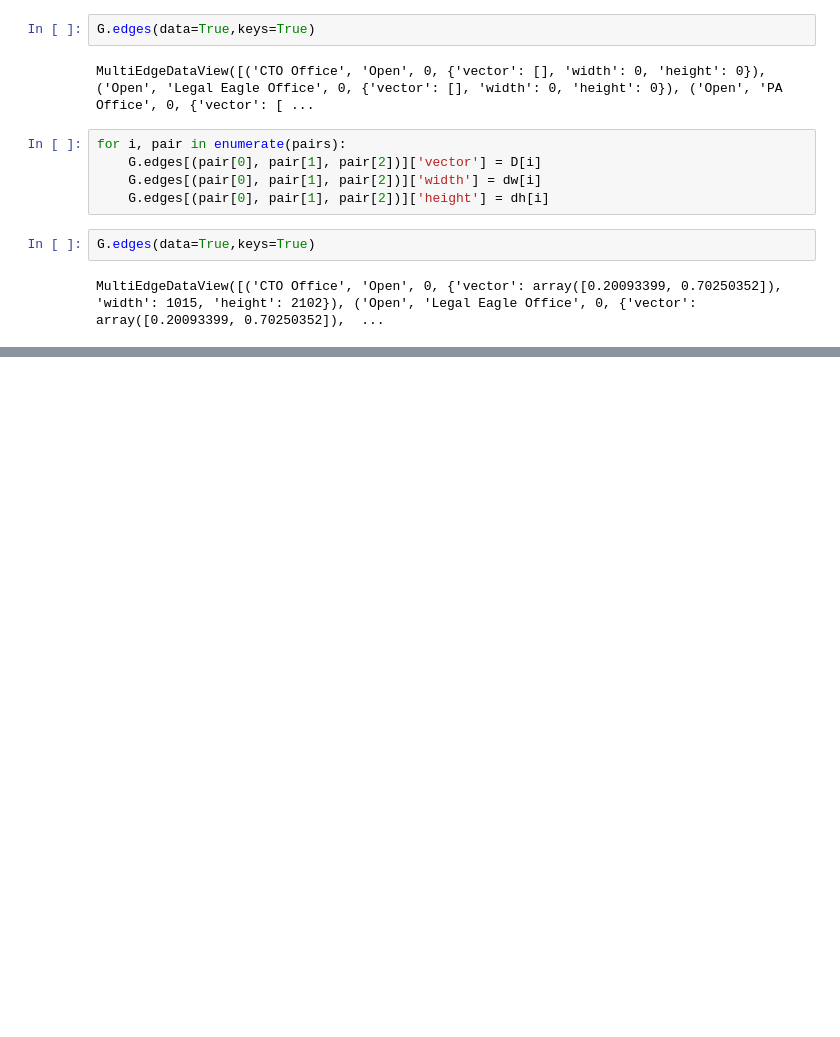
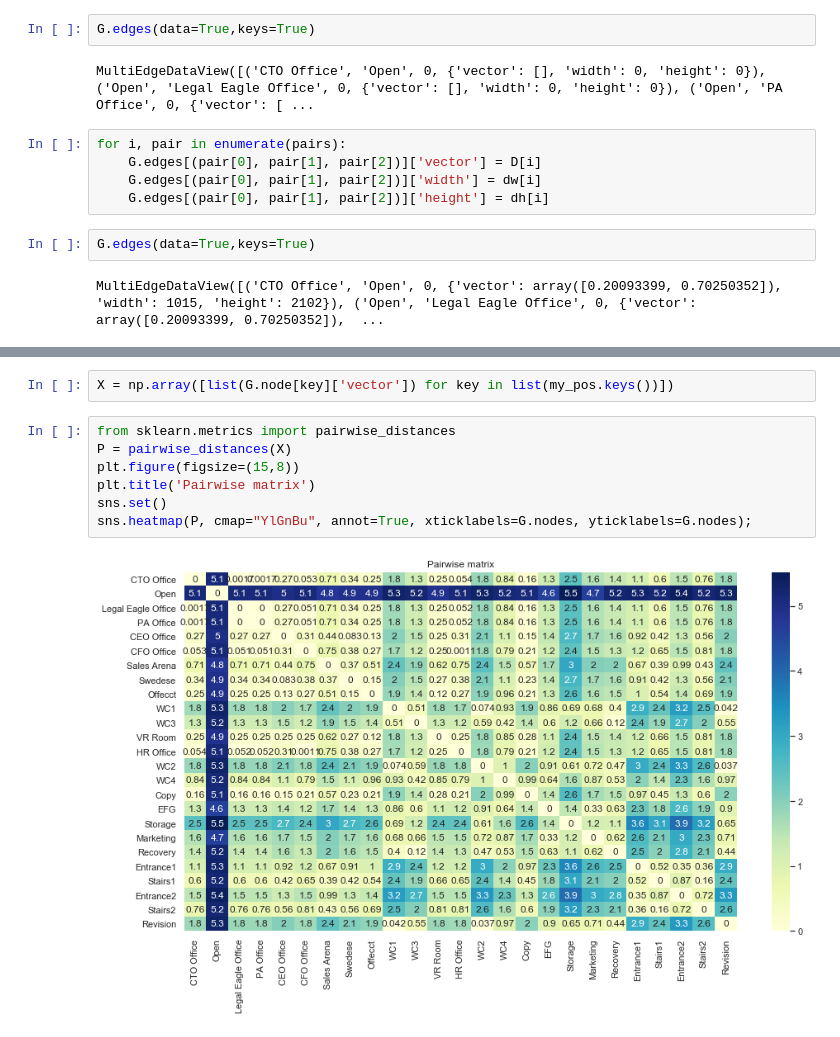
Before and after one commit to GAnagno/Social-Web, a Jupyter notebook: Spectral Map.ipynb, the cells around one changed output, grey strips where cells are left out. Saved outputs shown, nothing was run; the diff lists cells and outputs as text; blank space fills up the shorter version.

```diff
--- a/Spectral Map.ipynb
+++ b/Spectral Map.ipynb
@@ -390,0 +399,11 @@ nx.draw(G, pos=my_pos, with_labels=True, edge_color=c, width=1.5, node_size=4, e
+# %%
+X = np.array([list(G.node[key]['vector']) for key in list(my_pos.keys())])
+# %%
+from sklearn.metrics import pairwise_distances
+P = pairwise_distances(X)
+plt.figure(figsize=(15,8))
+plt.title('Pairwise matrix')
+sns.set()
+sns.heatmap(P, cmap="YlGnBu", annot=True, xticklabels=G.nodes, yticklabels=G.nodes);
+# %% [output]
+[figure, added]
```
Also changed, not shown: parts of 7 cells of this notebook.
